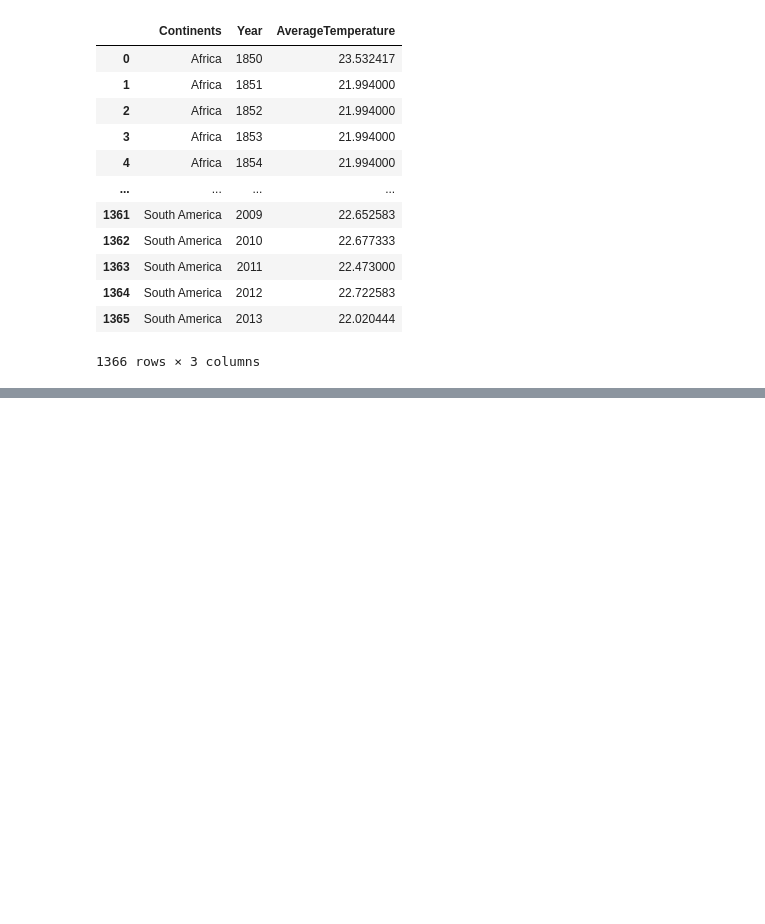
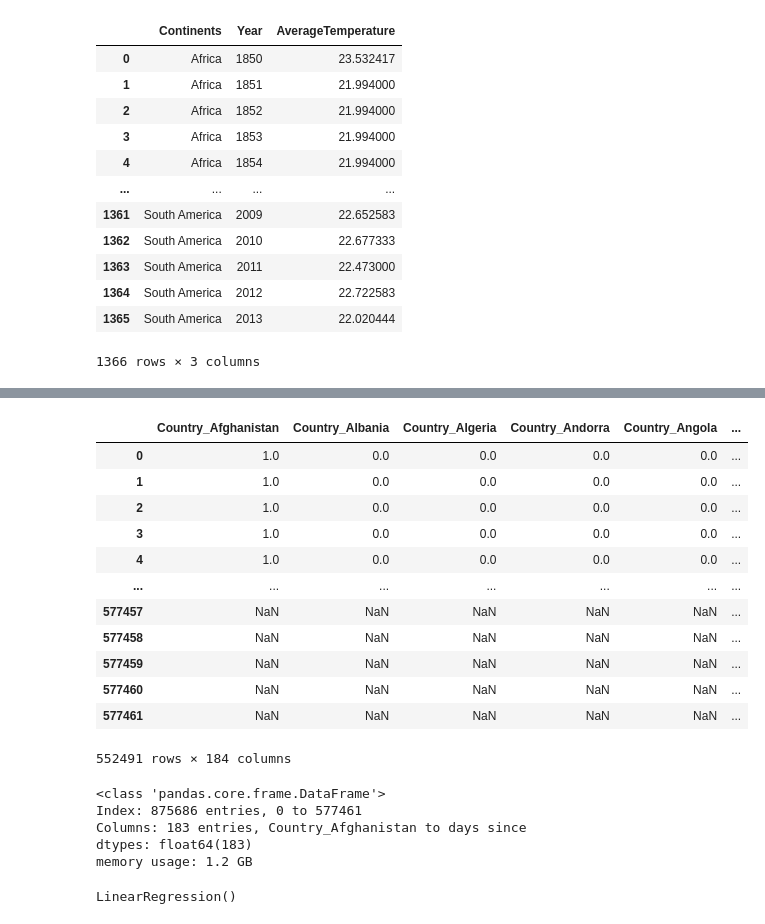
Before and after one commit to MalikTheHacker/climate_change, a Jupyter notebook: notebooka779c08a8f.ipynb, the cells around one changed output, grey strips where cells are left out. Cells and saved outputs as stored; diff of their text form; code cells hidden in the pictures; blank space fills up the shorter version.

Commit message:
created model and fixing to preprocess well

```diff
--- a/notebooka779c08a8f.ipynb
+++ b/notebooka779c08a8f.ipynb
@@ -233,0 +276,14 @@ continents_df_YEAR[continents_df_YEAR["Continents"] == "North America"].sort_val
+# %%
+countries_df["days since"] = countries_df["dt"].apply(lambda x: int(abs(x-min_date_val).days))
+# %%
+# countries_df = pd.get_dummies(countries_df, columns=["Country"], drop_first=True).drop("dt", axis=1)
+
+# using onehot encoder for countries
+
+from sklearn.preprocessing import OneHotEncoder
+
+encoder = OneHotEncoder(handle_unknown="ignore", sparse_output=False)
+
+encoded_values = encoder.fit_transform(countries_df[["Country"]])
+# %%
+encoder.fit_transform(countries_df["Country"].to_frame())
@@ -233,0 +298,27 @@ continents_df_YEAR[continents_df_YEAR["Continents"] == "North America"].sort_val
+# %%
+encoded_df = pd.DataFrame(encoded_values, columns=encoder.get_feature_names_out())
+countries_df = pd.concat([encoded_df, countries_df[["days since", "AverageTemperature"]]], axis=1)
+# %%
+countries_df
+# %% [output]
+|  | Country_Afghanistan | Country_Albania | Country_Algeria | Country_Andorra | Country_Angola | ... |
+| 0 | 1.0 | 0.0 | 0.0 | 0.0 | 0.0 | ... |
+| 1 | 1.0 | 0.0 | 0.0 | 0.0 | 0.0 | ... |
+| 2 | 1.0 | 0.0 | 0.0 | 0.0 | 0.0 | ... |
+| 3 | 1.0 | 0.0 | 0.0 | 0.0 | 0.0 | ... |
+| 4 | 1.0 | 0.0 | 0.0 | 0.0 | 0.0 | ... |
+| ... | ... | ... | ... | ... | ... | ... |
+| 577457 | NaN | NaN | NaN | NaN | NaN | ... |
+| 577458 | NaN | NaN | NaN | NaN | NaN | ... |
+| 577459 | NaN | NaN | NaN | NaN | NaN | ... |
+| 577460 | NaN | NaN | NaN | NaN | NaN | ... |
+| 577461 | NaN | NaN | NaN | NaN | NaN | ... |
+552491 rows × 184 columns
+# %%
+countries_df.info()
+# %% [output]
+<class 'pandas.core.frame.DataFrame'>
+Index: 875686 entries, 0 to 577461
+Columns: 183 entries, Country_Afghanistan to days since
+dtypes: float64(183)
+memory usage: 1.2 GB
@@ -233,0 +333,10 @@ continents_df_YEAR[continents_df_YEAR["Continents"] == "North America"].sort_val
+# %%
+# train model
+
+from sklearn.linear_model import LinearRegression
+
+model = LinearRegression()
+
+model.fit(X_train,y_train)
+# %% [output]
+LinearRegression()
```
Also changed, not shown: parts of 14 cells of this notebook.
